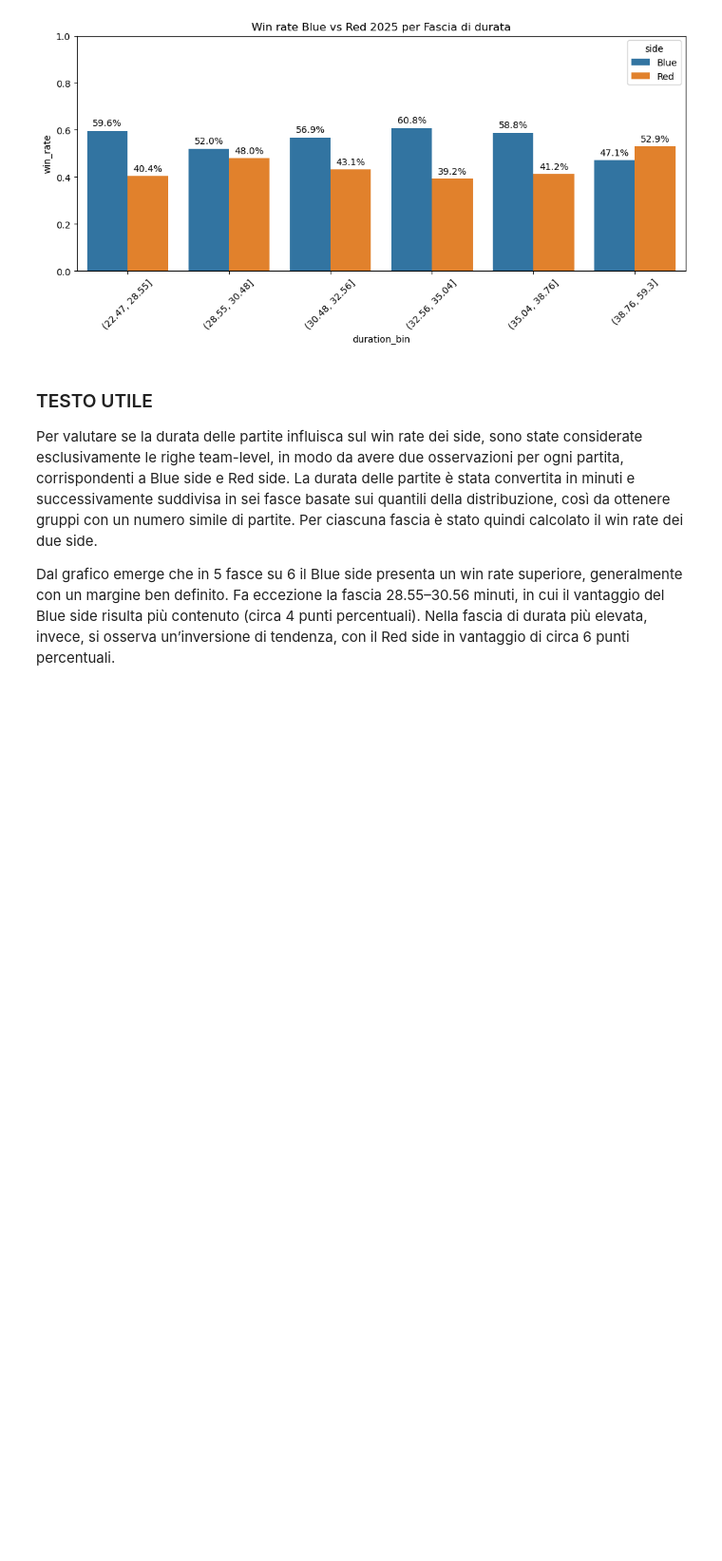
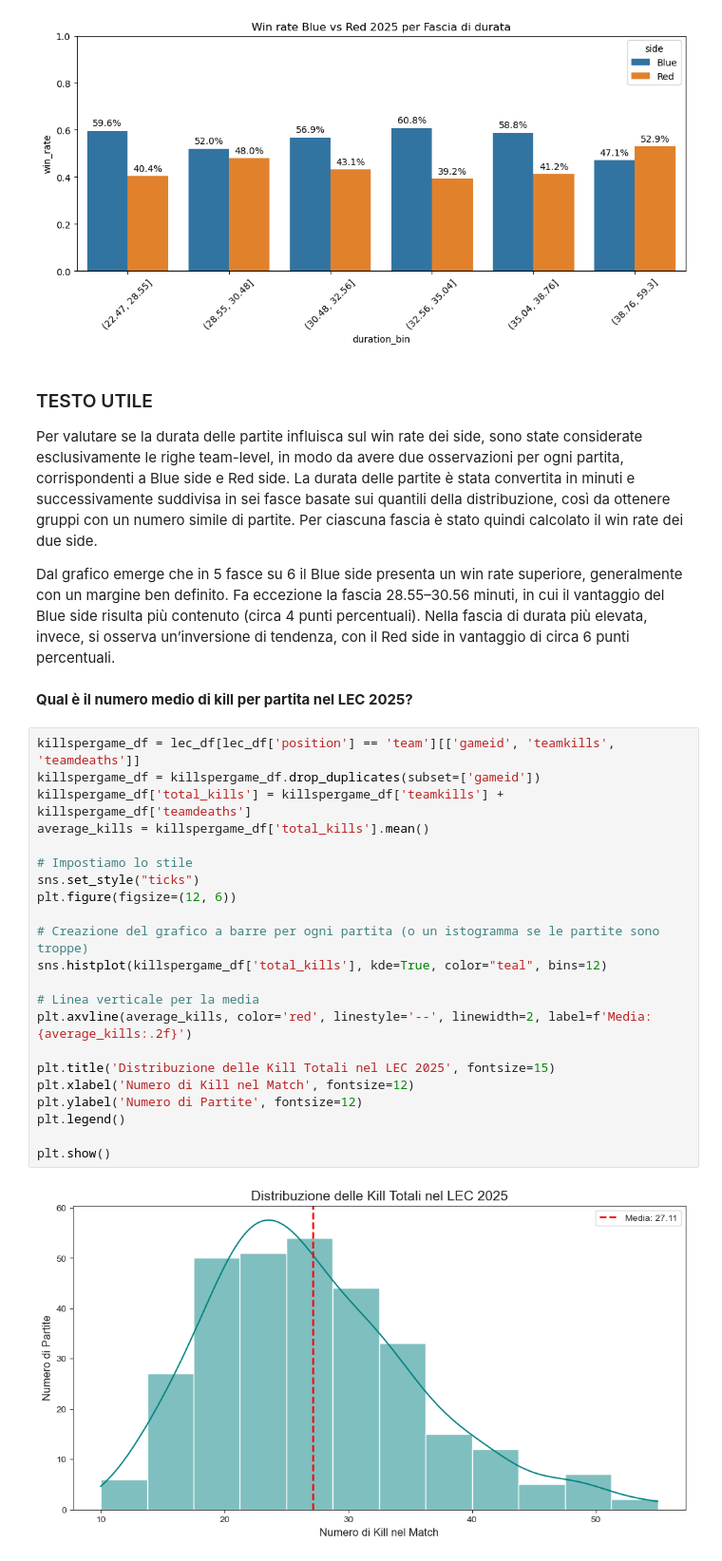
Before and after one commit to AnalystEca/G2-project-analysis, a Jupyter notebook: G2_analisi.ipynb, the cells around one changed output. Shown at 95% size. Drawn from its saved outputs; the diff is of its cells as text; blank space fills up the shorter version.

```diff
--- a/G2_analisi.ipynb
+++ b/G2_analisi.ipynb
@@ -421,3 +427,29 @@ Per ciascuna fascia è stato quindi calcolato il win rate dei due side.
 Dal grafico emerge che in 5 fasce su 6 il Blue side presenta un win rate superiore, generalmente con un margine ben definito.
 Fa eccezione la fascia 28.55–30.56 minuti, in cui il vantaggio del Blue side risulta più contenuto (circa 4 punti percentuali).
 Nella fascia di durata più elevata, invece, si osserva un’inversione di tendenza, con il Red side in vantaggio di circa 6 punti percentuali.
+# %% [markdown]
+**Qual è il numero medio di kill per partita nel LEC 2025?**
+# %%
+killspergame_df = lec_df[lec_df['position'] == 'team'][['gameid', 'teamkills', 'teamdeaths']]
+killspergame_df = killspergame_df.drop_duplicates(subset=['gameid'])
+killspergame_df['total_kills'] = killspergame_df['teamkills'] + killspergame_df['teamdeaths']
+average_kills = killspergame_df['total_kills'].mean()
+
+# Impostiamo lo stile
+sns.set_style("ticks")
+plt.figure(figsize=(12, 6))
+
+# Creazione del grafico a barre per ogni partita (o un istogramma se le partite sono troppe)
+sns.histplot(killspergame_df['total_kills'], kde=True, color="teal", bins=12)
+
+# Linea verticale per la media
+plt.axvline(average_kills, color='red', linestyle='--', linewidth=2, label=f'Media: {average_kills:.2f}')
+
+plt.title('Distribuzione delle Kill Totali nel LEC 2025', fontsize=15)
+plt.xlabel('Numero di Kill nel Match', fontsize=12)
+plt.ylabel('Numero di Partite', fontsize=12)
+plt.legend()
+
+plt.show()
+# %% [output]
+[figure, added]
```
Also changed, not shown: parts of 22 cells of this notebook, 1 other file.
